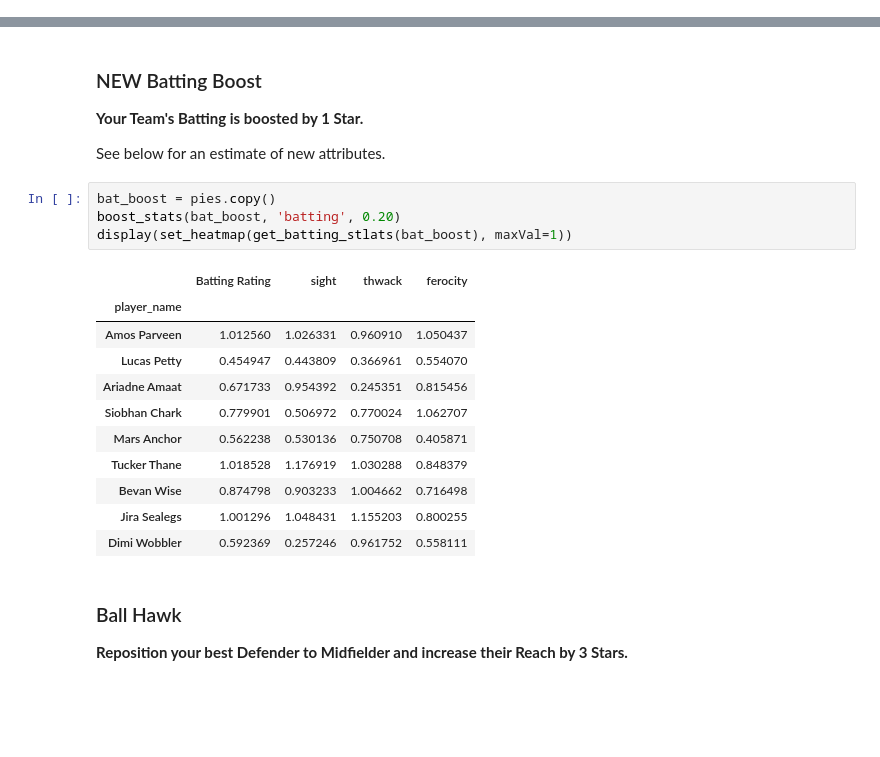
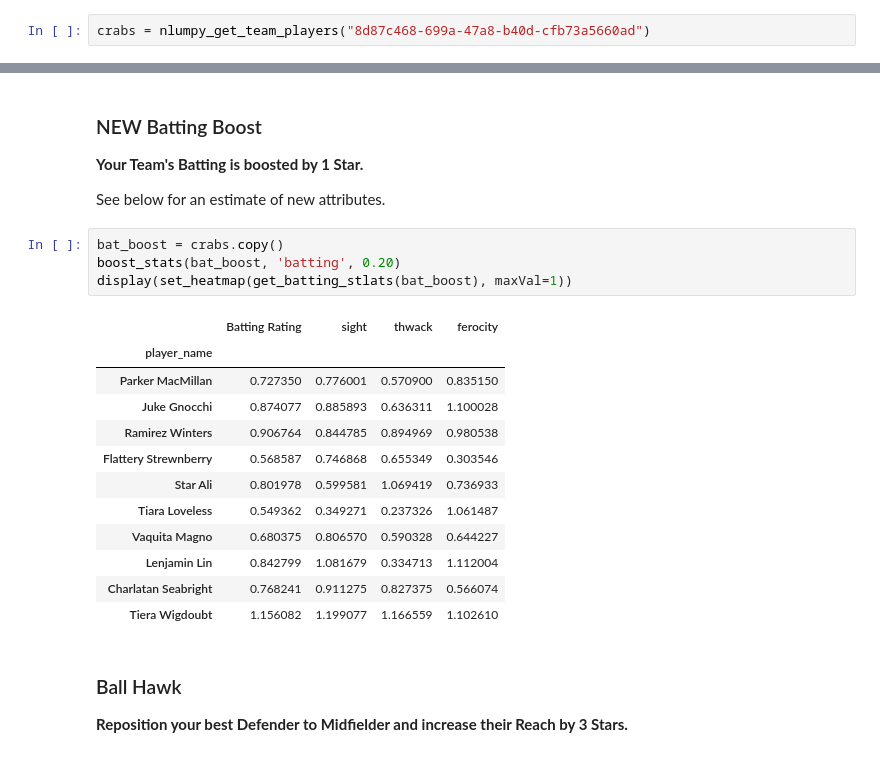
Before and after one commit to robbyblum/blaseball_notebooks, a Jupyter notebook: election_notes/s2.ipynb, the cells around one changed output, grey strips where cells are left out. Cells and saved outputs as stored; diff of their text form; blank space fills up the shorter version.

```diff
--- a/election_notes/s2.ipynb
+++ b/election_notes/s2.ipynb
@@ -26,3 +24,5 @@ pies = nlumpy_get_team_players('23e4cbc1-e9cd-47fa-a35b-bfa06f726cb7')
+# %%
+crabs = nlumpy_get_team_players("8d87c468-699a-47a8-b40d-cfb73a5660ad")
 # %%
 sim = api2.get_sim()
 display(Markdown(f"**Last Updated Season {int(sim['simData']['currentSeasonNumber'] + 1)}, Day {int(sim['simData']['currentDay'])}**"))
@@ -195,21 +199,22 @@ This would increase the size of our team by 5. It is unknown if these players wi
 
 See below for an estimate of new attributes.
 # %%
-bat_boost = pies.copy()
+bat_boost = crabs.copy()
 boost_stats(bat_boost, 'batting', 0.20)
 display(set_heatmap(get_batting_stlats(bat_boost), maxVal=1))
 # %% [output]
 |  | Batting Rating | sight | thwack | ferocity |
 | player_name |  |  |  |  |
-| Amos Parveen | 1.012560 | 1.026331 | 0.960910 | 1.050437 |
-| Lucas Petty | 0.454947 | 0.443809 | 0.366961 | 0.554070 |
-| Ariadne Amaat | 0.671733 | 0.954392 | 0.245351 | 0.815456 |
-| Siobhan Chark | 0.779901 | 0.506972 | 0.770024 | 1.062707 |
-| Mars Anchor | 0.562238 | 0.530136 | 0.750708 | 0.405871 |
-| Tucker Thane | 1.018528 | 1.176919 | 1.030288 | 0.848379 |
-| Bevan Wise | 0.874798 | 0.903233 | 1.004662 | 0.716498 |
-| Jira Sealegs | 1.001296 | 1.048431 | 1.155203 | 0.800255 |
-| Dimi Wobbler | 0.592369 | 0.257246 | 0.961752 | 0.558111 |
+| Parker MacMillan | 0.727350 | 0.776001 | 0.570900 | 0.835150 |
+| Juke Gnocchi | 0.874077 | 0.885893 | 0.636311 | 1.100028 |
+| Ramirez Winters | 0.906764 | 0.844785 | 0.894969 | 0.980538 |
+| Flattery Strewnberry | 0.568587 | 0.746868 | 0.655349 | 0.303546 |
+| Star Ali | 0.801978 | 0.599581 | 1.069419 | 0.736933 |
+| Tiara Loveless | 0.549362 | 0.349271 | 0.237326 | 1.061487 |
+| Vaquita Magno | 0.680375 | 0.806570 | 0.590328 | 0.644227 |
+| Lenjamin Lin | 0.842799 | 1.081679 | 0.334713 | 1.112004 |
+| Charlatan Seabright | 0.768241 | 0.911275 | 0.827375 | 0.566074 |
+| Tiera Wigdoubt | 1.156082 | 1.199077 | 1.166559 | 1.102610 |
 # %% [markdown]
 ### Ball Hawk
 
```
Also changed, not shown: parts of 15 cells of this notebook.
